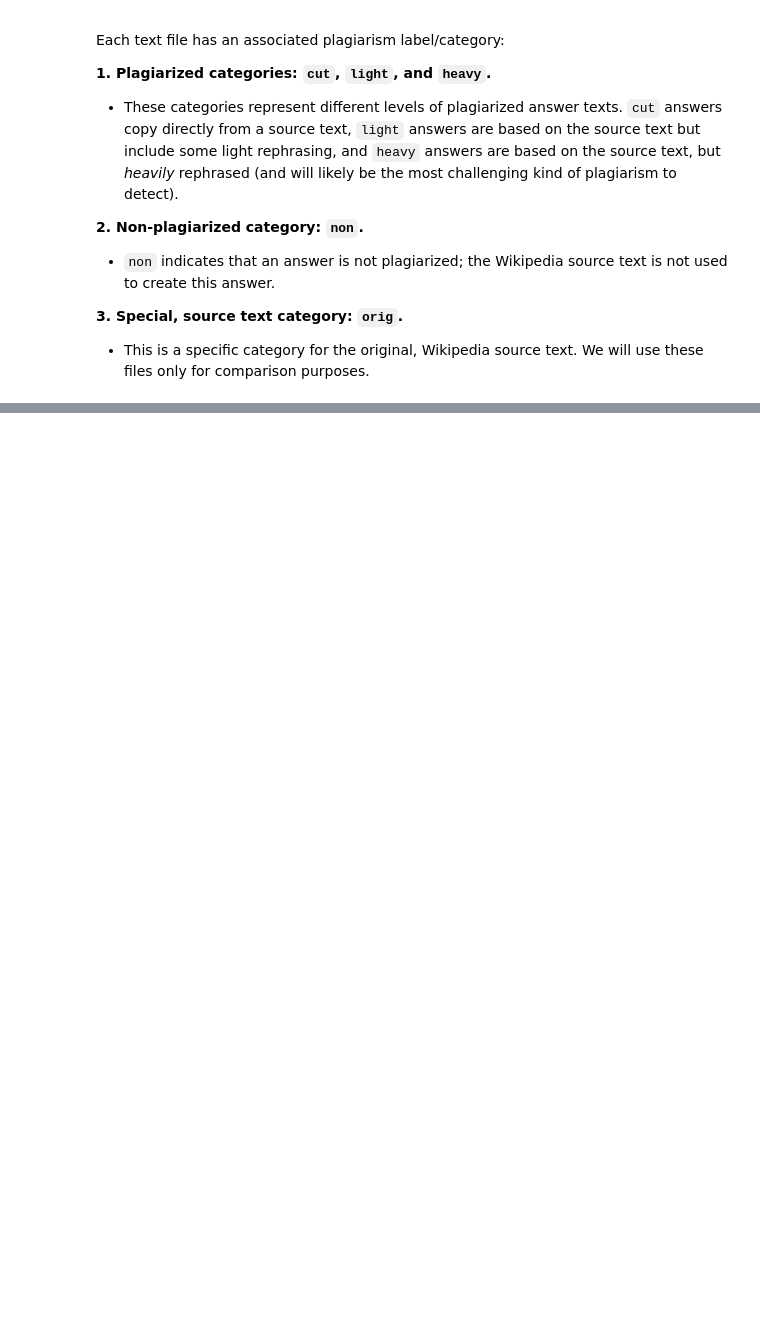
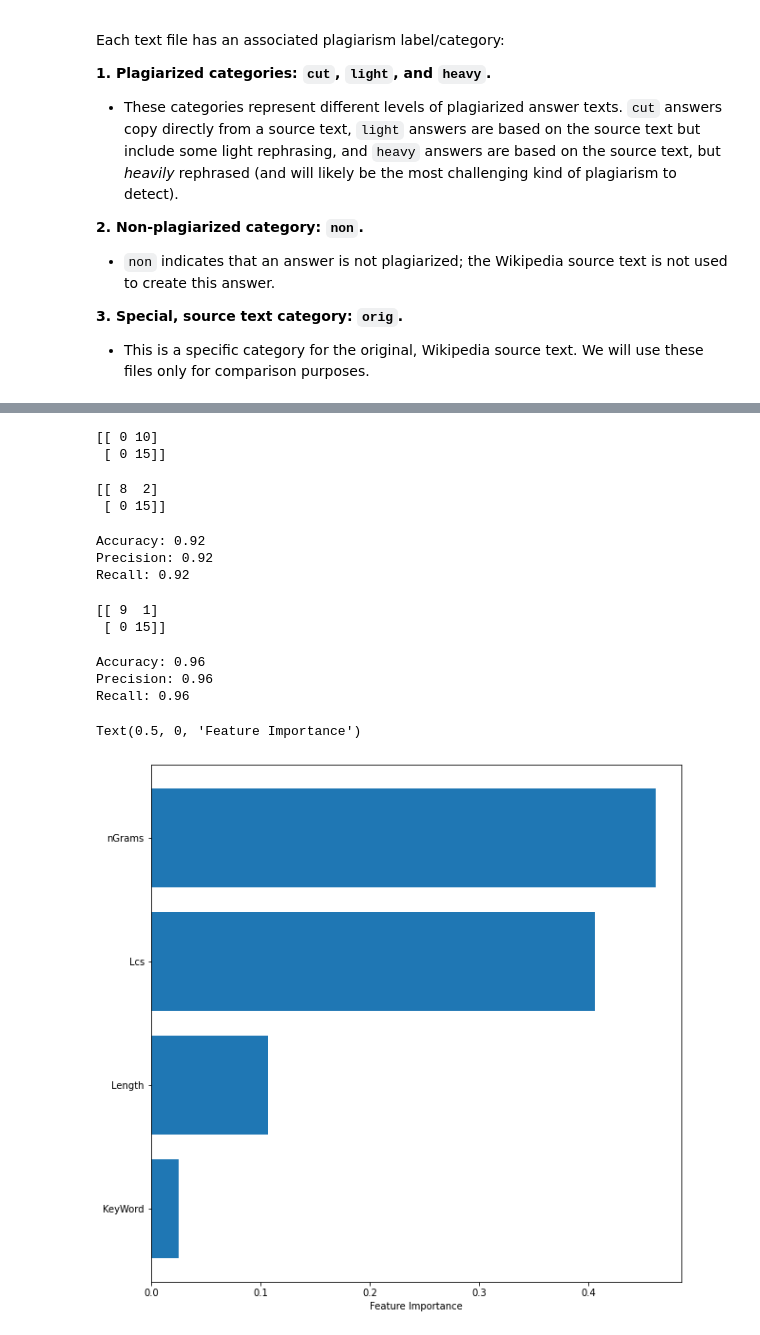
Before and after one commit to alessandroNarcisi96/PlagiarismDetector, a Jupyter notebook: project.ipynb, the cells around one changed output, grey strips where cells are left out. Saved outputs shown, nothing was run; the diff lists cells and outputs as text; code cells hidden in the pictures; blank space fills up the shorter version.

```diff
--- a/project.ipynb
+++ b/project.ipynb
@@ -87,0 +283,61 @@ KeyboardInterrupt
+# %%
+nCols = trainDataSet.shape[1] -1
+train_X = trainDataSet.iloc[:, 0:nCols]
+train_Y = trainDataSet["Class"]
+test_X = testDataSet.iloc[:, 0:nCols]
+test_Y = testDataSet["Class"]
+# %%
+clf = svm.SVC()
+clf.fit(train_X, train_Y)
+y_pred=clf.predict(test_X)
+# %%
+import sklearn.metrics as metrics
+cnf_matrix = metrics.confusion_matrix(test_Y, y_pred)
+print(cnf_matrix)
+# %% [output]
+[[ 0 10]
+ [ 0 15]]
+# %%
+adaBoost = sklearn.ensemble.AdaBoostClassifier()
+adaBoost.fit(train_X, train_Y)
+y_pred = adaBoost.predict(test_X)
+# %%
+cnf_matrix = metrics.confusion_matrix(test_Y, y_pred)
+print(cnf_matrix)
+# %% [output]
+[[ 8  2]
+ [ 0 15]]
+# %%
+print("Accuracy:",metrics.accuracy_score(test_Y, y_pred))
+print("Precision:",metrics.precision_score(test_Y, y_pred,average='micro'))
+print("Recall:",metrics.recall_score(test_Y, y_pred,average='micro'))
+# %% [output]
+Accuracy: 0.92
+Precision: 0.92
+Recall: 0.92
+# %%
+randomForest = sklearn.ensemble.RandomForestClassifier(n_estimators=4,random_state=42)
+randomForest.fit(train_X, train_Y)
+predictions = randomForest.predict(test_X)
+# %%
+cnf_matrix = metrics.confusion_matrix(test_Y, predictions)
+print(cnf_matrix)
+# %% [output]
+[[ 9  1]
+ [ 0 15]]
+# %%
+print("Accuracy:",metrics.accuracy_score(test_Y, predictions))
+print("Precision:",metrics.precision_score(test_Y, predictions,average='micro'))
+print("Recall:",metrics.recall_score(test_Y, predictions,average='micro'))
+# %% [output]
+Accuracy: 0.96
+Precision: 0.96
+Recall: 0.96
+# %%
+sort = randomForest.feature_importances_.argsort()
+plt.figure(figsize=(10, 10))
+plt.barh(trainDataSet.columns[sort], randomForest.feature_importances_[sort])
+plt.xlabel("Feature Importance")
+# %% [output]
+Text(0.5, 0, 'Feature Importance')
+[figure, added]
```
Also changed, not shown: parts of 8 cells of this notebook.
